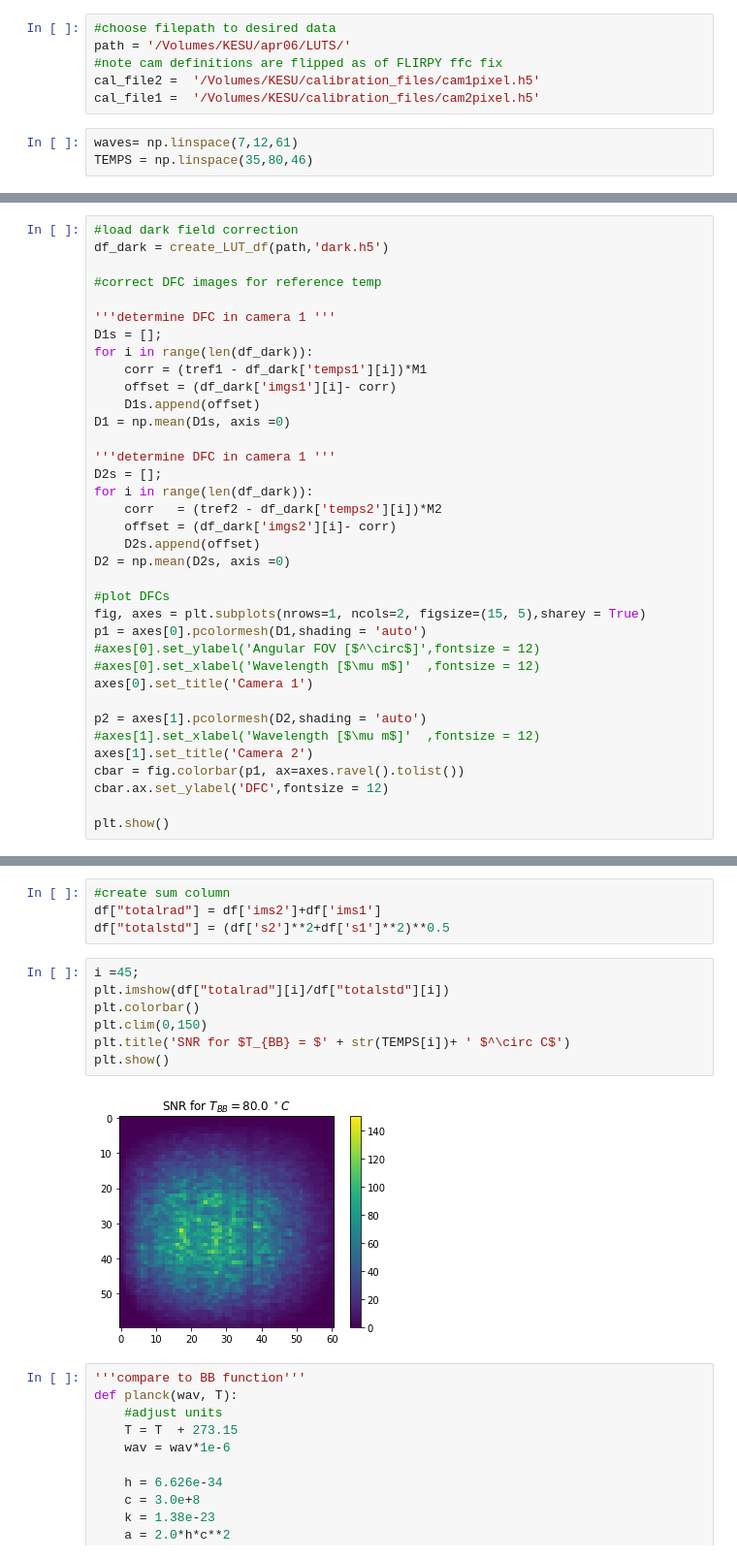
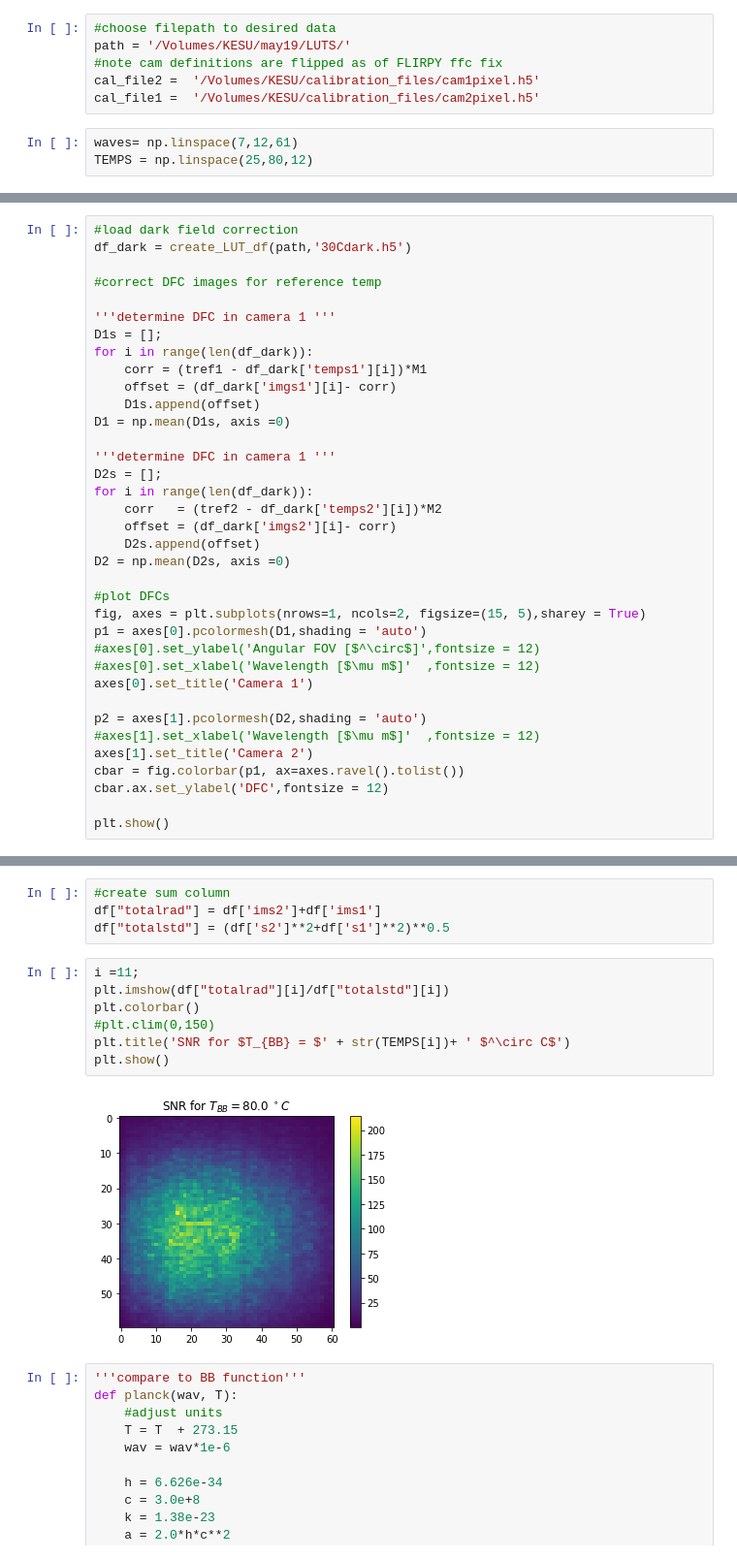
Before and after one commit to Polarization-Lab/IRCSP, a Jupyter notebook: calibration/calculate_LUT_with_NUC.ipynb, the cells around one changed output, grey strips where cells are left out. Shown at 97% size. Cells and saved outputs as stored; diff of their text form.

```diff
--- a/calibration/calculate_LUT_with_NUC.ipynb
+++ b/calibration/calculate_LUT_with_NUC.ipynb
@@ -16,10 +16,10 @@ import scipy
 from pathlib import Path
 # %%
 #choose filepath to desired data
-path = '/Volumes/KESU/apr06/LUTS/'
+path = '/Volumes/KESU/may19/LUTS/'
 #note cam definitions are flipped as of FLIRPY ffc fix
 cal_file2 =  '/Volumes/KESU/calibration_files/cam1pixel.h5'
 cal_file1 =  '/Volumes/KESU/calibration_files/cam2pixel.h5'
 # %%
 waves= np.linspace(7,12,61)
-TEMPS = np.linspace(35,80,46)
+TEMPS = np.linspace(25,80,12)
@@ -71,6 +73,6 @@ Ref T2 is 38.5
 # %%
 #load dark field correction
-df_dark = create_LUT_df(path,'dark.h5')
+df_dark = create_LUT_df(path,'30Cdark.h5')
 
 #correct DFC images for reference temp
 
@@ -223,14 +220,14 @@ map directly to c-types [inferred_type->mixed,key->block0_values] [items->Index(
 df["totalrad"] = df['ims2']+df['ims1']
 df["totalstd"] = (df['s2']**2+df['s1']**2)**0.5
 # %%
-i =45;
+i =11;
 plt.imshow(df["totalrad"][i]/df["totalstd"][i])
 plt.colorbar()
-plt.clim(0,150)
+#plt.clim(0,150)
 plt.title('SNR for $T_{BB} = $' + str(TEMPS[i])+ ' $^\circ C$')
 plt.show()
 # %% [output]
-[figure, old version]
+[figure, new version]
 # %%
 '''compare to BB function'''
 def planck(wav, T):
```
Also changed, not shown: parts of 11 cells of this notebook, 3 other files.
